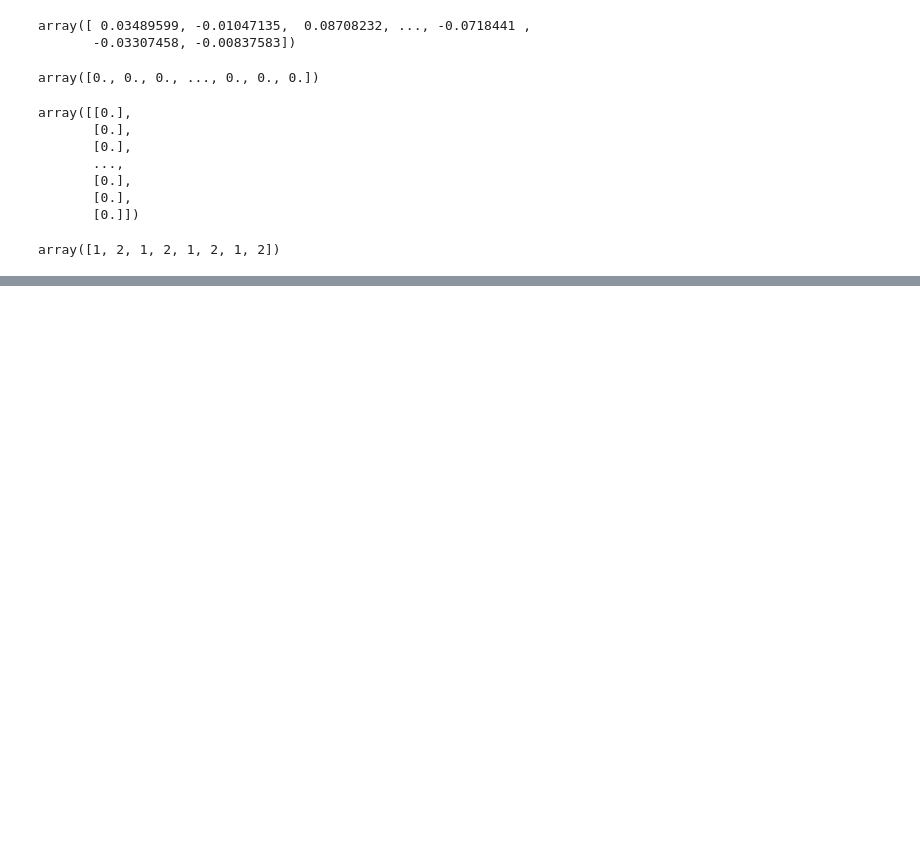
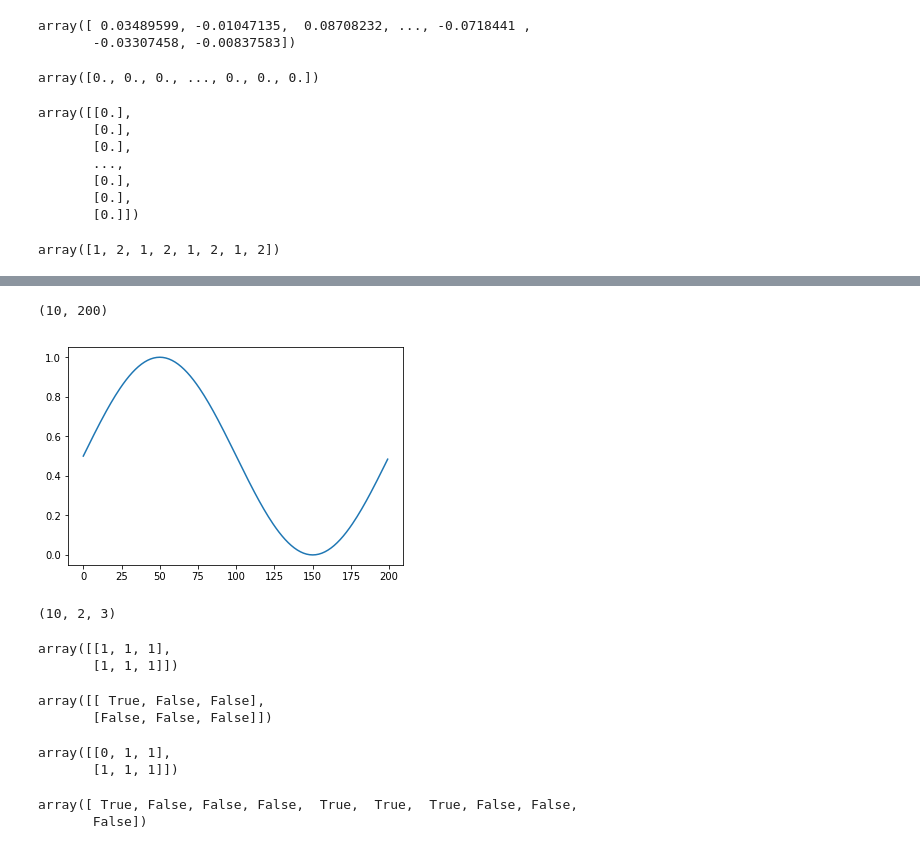
Before and after one commit to sagacitysite/pelenet, a Jupyter notebook: playground.ipynb, the cells around one changed output, grey strips where cells are left out. Saved outputs shown, nothing was run; the diff lists cells and outputs as text; code cells hidden in the pictures; blank space fills up the shorter version.

```diff
--- a/playground.ipynb
+++ b/playground.ipynb
@@ -141,0 +155,35 @@ array([1, 2, 1, 2, 1, 2, 1, 2])
+# %%
+y2 = np.tile(y, (10,1))
+plt.plot(y2[2])
+print(y2.shape)
+# %% [output]
+(10, 200)
+[figure, added]
+# %%
+inpTile = np.repeat(inp[np.newaxis,...], 10, axis=0)
+inpTile.shape
+# %% [output]
+(10, 2, 3)
+# %%
+spikes = (np.random.rand(2,3) > 0.5).astype(int)
+spikes
+# %% [output]
+array([[1, 1, 1],
+       [1, 1, 1]])
+# %%
+flips = np.random.rand(2,3) > 0.8
+flips
+# %% [output]
+array([[ True, False, False],
+       [False, False, False]])
+# %%
+np.logical_xor(spikes, flips).astype(int)
+# %% [output]
+array([[0, 1, 1],
+       [1, 1, 1]])
+# %%
+pp = (np.random.rand(10) < 0.2)
+pp
+# %% [output]
+array([ True, False, False, False,  True,  True,  True, False, False,
+       False])
```
Also changed, not shown: parts of 7 cells of this notebook, 9 other files.
